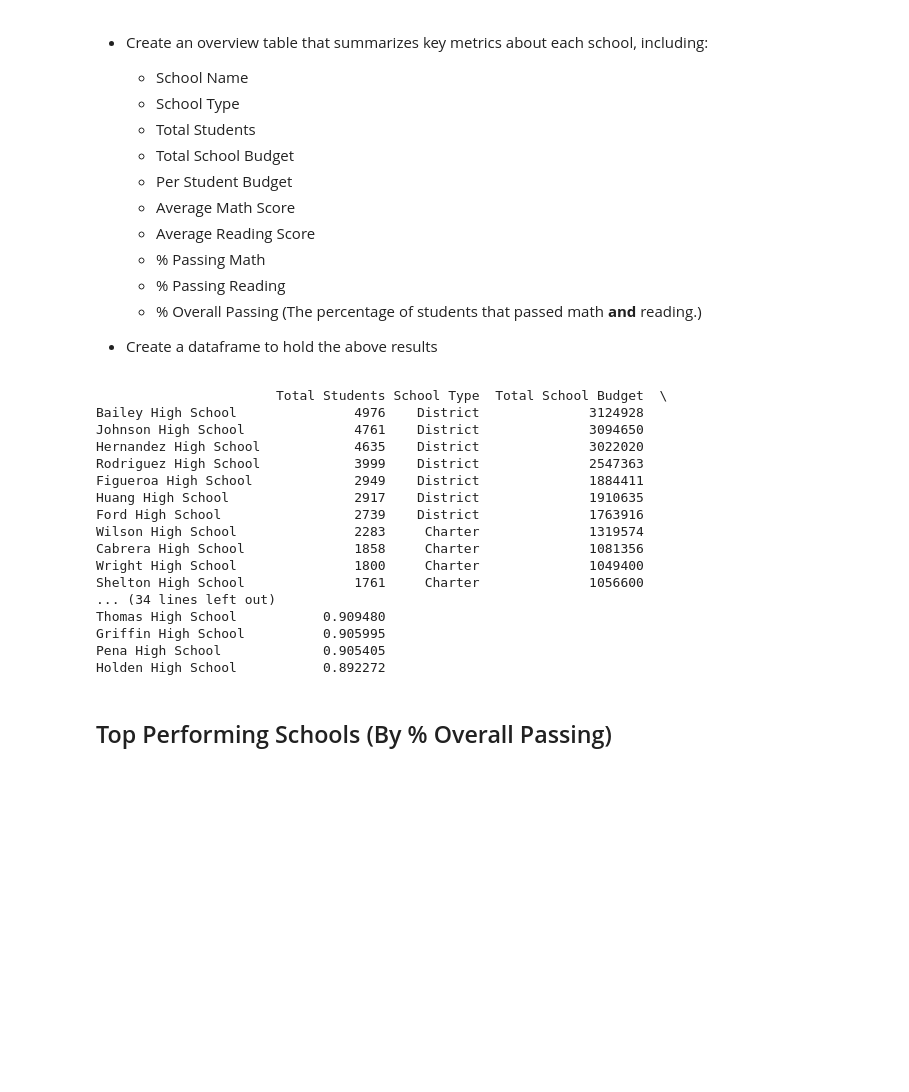
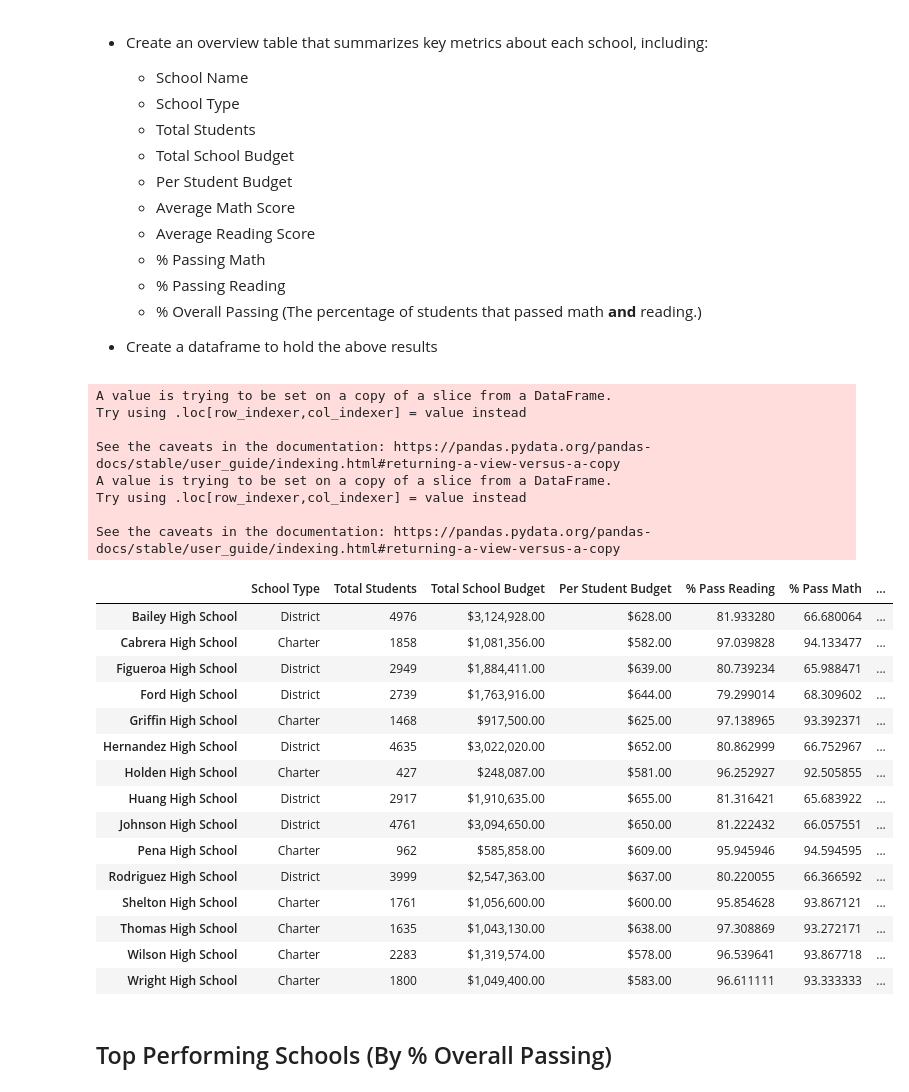
Before and after one commit to KatherineH-cls/pandas-challenge, a Jupyter notebook: PyCitySchools/PyCitySchools.ipynb, the cells around one changed output. Drawn from its saved outputs; the diff is of its cells as text; code cells hidden in the pictures; blank space fills up the shorter version.

Commit message:
formatted table style and  figures

```diff
--- a/PyCitySchools/PyCitySchools.ipynb
+++ b/PyCitySchools/PyCitySchools.ipynb
@@ -165,8 +161,6 @@ print(district)
 * Create a dataframe to hold the above results
 # %%
 # find school type and budget by school
-#school_budget = school_data_complete.groupby("school_name")["budget"].mean()
-#school_type = school_data_complete.groupby("school_name")["type"].min()
 school_budget = school_data_complete.groupby("school_name")["budget"].first()
 school_type = school_data_complete.groupby("school_name")["type"].first()
 
@@ -176,56 +170,67 @@ school_students = school_data_complete["school_name"].value_counts()
 # find reading and math scores by school
 school_marks= school_data_complete.groupby("school_name")[["reading_score","math_score"]].mean()
 
 # find number passing for each school
 # the same approach is used for these next 3 calcs, but the count is on different columns
 # so as to give a different column name and make it easier to
 # rename the columns later
 school_pass_read= school_data_complete[school_data_complete["reading_score"]>=70].groupby("school_name")["student_name"].count()
 school_pass_math= school_data_complete[school_data_complete["math_score"]>=70].groupby("school_name")["School ID"].count()
 school_pass_overall= school_data_complete[(school_data_complete["reading_score"]>=70) & (school_data_complete["math_score"]>=70)].groupby("school_name")["Student ID"].count()
 
 # Combine the data into a single dataset.
-summary = pd.concat([school_students, school_type, school_budget, school_marks, school_pass_read, school_pass_math, school_pass_overall], axis=1)
+summary = pd.concat([school_type, school_students, school_budget, school_marks, school_pass_read, school_pass_math, school_pass_overall], axis=1)
 
 # rename columns
 summary_rename = summary.rename(columns={
     "school_name":"Total Students",
     "type":"School Type",
     "budget":"Total School Budget",
     "reading_score":'Average Reading Score',
     "math_score":"Average Math Score",
     "student_name":"Total Pass Reading",
     "School ID":"Total Pass Math",
     "Student ID":"Total Pass Overall"})
 
 # add calculated columns
-summary_rename["% Pass Reading"]=summary_rename["Total Pass Reading"]/summary_rename["Total Students"]
-summary_rename["% Pass Math"]=summary_rename["Total Pass Math"]/summary_rename["Total Students"]
-summary_rename["% Pass Overall"]=summary_rename["Total Pass Overall"]/summary_rename["Total Students"]
+summary_rename["% Pass Reading"]=summary_rename["Total Pass Reading"]/summary_rename["Total Students"]*100
+summary_rename["% Pass Math"]=summary_rename["Total Pass Math"]/summary_rename["Total Students"]*100
+summary_rename["% Pass Overall"]=summary_rename["Total Pass Overall"]/summary_rename["Total Students"]*100
 summary_rename["Per Student Budget"]=summary_rename["Total School Budget"]/summary_rename["Total Students"]
 
 # reorder columns
-summary_reorder = summary_rename[["Total Students", "School Type", "Total School Budget", "Per Student Budget", "% Pass Reading", "% Pass Math", "% Pass Overall"]]
+summary_reorder = summary_rename[["School Type", "Total Students",  "Total School Budget", "Per Student Budget", "% Pass Reading", "% Pass Math", "% Pass Overall"]]
 
-print(summary_reorder)
+# format columns
+summary_reorder["Total School Budget"] = summary_reorder.loc[:,"Total School Budget"].map("${:,.2f}".format)
+summary_reorder["Per Student Budget"] = summary_reorder.loc[:,"Per Student Budget"].map("${:,.2f}".format)
+
+summary_reorder.style
 # %% [output]
-                       Total Students School Type  Total School Budget  \
-Bailey High School               4976    District              3124928
-Johnson High School              4761    District              3094650
-Hernandez High School            4635    District              3022020
-Rodriguez High School            3999    District              2547363
-Figueroa High School             2949    District              1884411
-Huang High School                2917    District              1910635
-Ford High School                 2739    District              1763916
-Wilson High School               2283     Charter              1319574
-Cabrera High School              1858     Charter              1081356
-Wright High School               1800     Charter              1049400
-Shelton High School              1761     Charter              1056600
-... (34 lines left out)
-Thomas High School           0.909480
-Griffin High School          0.905995
-Pena High School             0.905405
-Holden High School           0.892272
+A value is trying to be set on a copy of a slice from a DataFrame.
+Try using .loc[row_indexer,col_indexer] = value instead
+
+See the caveats in the documentation: https://pandas.pydata.org/pandas-docs/stable/user_guide/indexing.html#returning-a-view-versus-a-copy
+A value is trying to be set on a copy of a slice from a DataFrame.
+Try using .loc[row_indexer,col_indexer] = value instead
+
+See the caveats in the documentation: https://pandas.pydata.org/pandas-docs/stable/user_guide/indexing.html#returning-a-view-versus-a-copy
+|  | School Type | Total Students | Total School Budget | Per Student Budget | % Pass Reading | % Pass Math | ... |
+| Bailey High School | District | 4976 | $3,124,928.00 | $628.00 | 81.933280 | 66.680064 | ... |
+| Cabrera High School | Charter | 1858 | $1,081,356.00 | $582.00 | 97.039828 | 94.133477 | ... |
+| Figueroa High School | District | 2949 | $1,884,411.00 | $639.00 | 80.739234 | 65.988471 | ... |
+| Ford High School | District | 2739 | $1,763,916.00 | $644.00 | 79.299014 | 68.309602 | ... |
+| Griffin High School | Charter | 1468 | $917,500.00 | $625.00 | 97.138965 | 93.392371 | ... |
+| Hernandez High School | District | 4635 | $3,022,020.00 | $652.00 | 80.862999 | 66.752967 | ... |
+| Holden High School | Charter | 427 | $248,087.00 | $581.00 | 96.252927 | 92.505855 | ... |
+| Huang High School | District | 2917 | $1,910,635.00 | $655.00 | 81.316421 | 65.683922 | ... |
+| Johnson High School | District | 4761 | $3,094,650.00 | $650.00 | 81.222432 | 66.057551 | ... |
+| Pena High School | Charter | 962 | $585,858.00 | $609.00 | 95.945946 | 94.594595 | ... |
+| Rodriguez High School | District | 3999 | $2,547,363.00 | $637.00 | 80.220055 | 66.366592 | ... |
+| Shelton High School | Charter | 1761 | $1,056,600.00 | $600.00 | 95.854628 | 93.867121 | ... |
+| Thomas High School | Charter | 1635 | $1,043,130.00 | $638.00 | 97.308869 | 93.272171 | ... |
+| Wilson High School | Charter | 2283 | $1,319,574.00 | $578.00 | 96.539641 | 93.867718 | ... |
+| Wright High School | Charter | 1800 | $1,049,400.00 | $583.00 | 96.611111 | 93.333333 | ... |
 # %% [markdown]
 ## Top Performing Schools (By % Overall Passing)
 # %% [markdown]
```
Also changed, not shown: parts of 5 cells of this notebook.
